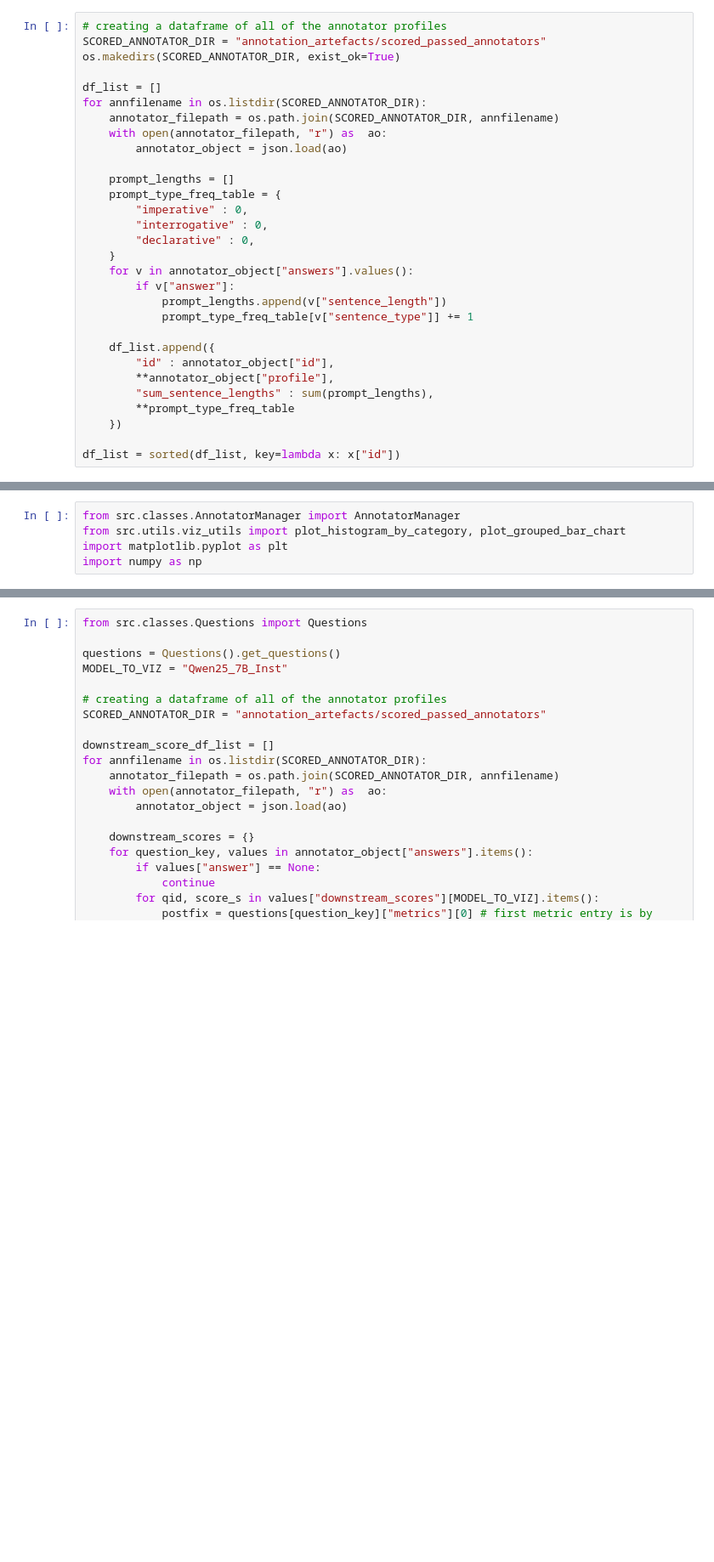
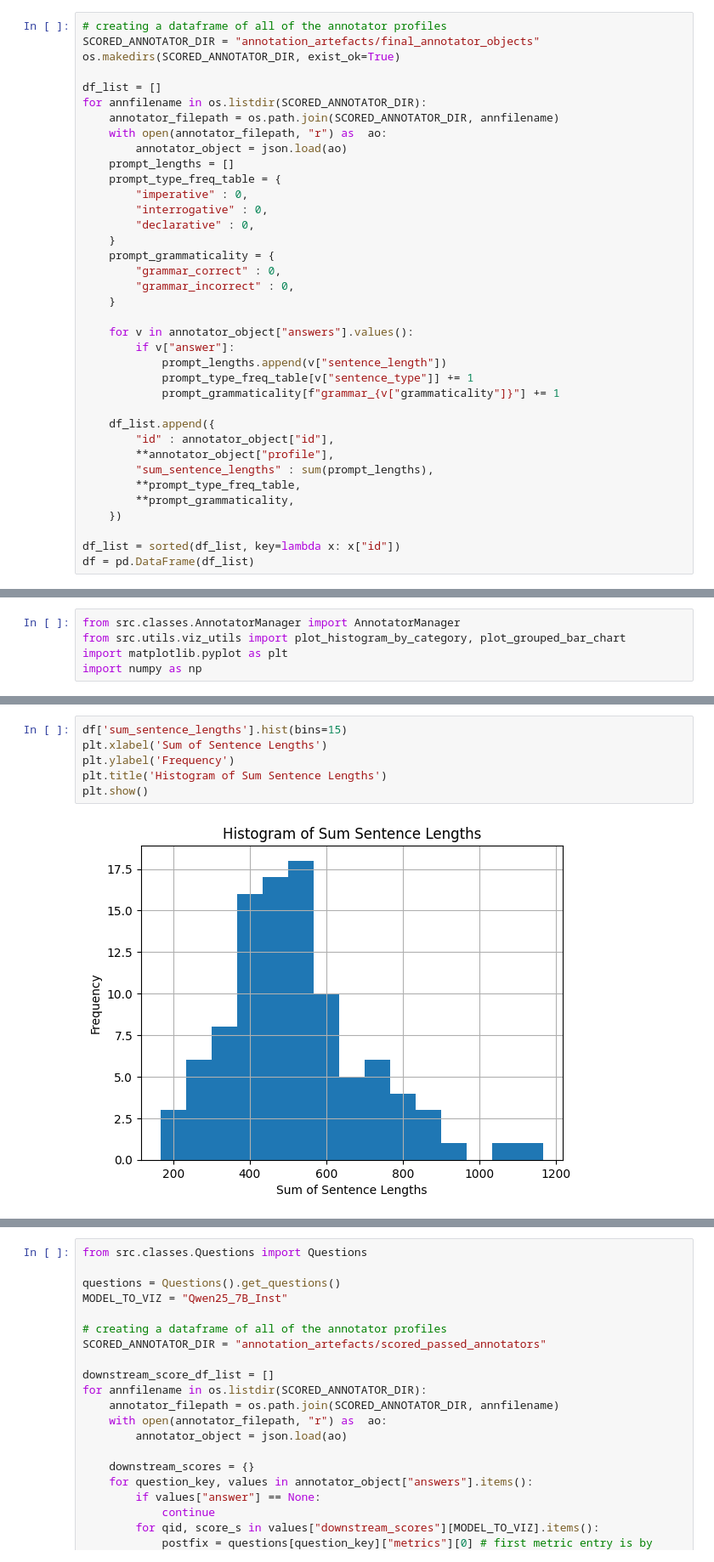
Before and after one commit to rayendito/prompt-fairness, a Jupyter notebook: visualize.ipynb, the cells around one changed output, grey strips where cells are left out. Shown at 85% size. Cells and saved outputs as stored; diff of their text form; blank space fills up the shorter version.

```diff
--- a/visualize.ipynb
+++ b/visualize.ipynb
@@ -3,7 +3,7 @@ import os, json
 import pandas as pd
 # %%
 # creating a dataframe of all of the annotator profiles
-SCORED_ANNOTATOR_DIR = "annotation_artefacts/scored_passed_annotators"
+SCORED_ANNOTATOR_DIR = "annotation_artefacts/final_annotator_objects"
 os.makedirs(SCORED_ANNOTATOR_DIR, exist_ok=True)
 
 df_list = []
@@ -11,23 +11,30 @@ for annfilename in os.listdir(SCORED_ANNOTATOR_DIR):
     annotator_filepath = os.path.join(SCORED_ANNOTATOR_DIR, annfilename)
     with open(annotator_filepath, "r") as  ao:
         annotator_object = json.load(ao)
-
     prompt_lengths = []
     prompt_type_freq_table = {
         "imperative" : 0,
         "interrogative" : 0,
         "declarative" : 0,
     }
+    prompt_grammaticality = {
+        "grammar_correct" : 0,
+        "grammar_incorrect" : 0,
+    }
+
     for v in annotator_object["answers"].values():
         if v["answer"]:
             prompt_lengths.append(v["sentence_length"])
             prompt_type_freq_table[v["sentence_type"]] += 1
+            prompt_grammaticality[f"grammar_{v["grammaticality"]}"] += 1
 
     df_list.append({
         "id" : annotator_object["id"],
         **annotator_object["profile"],
         "sum_sentence_lengths" : sum(prompt_lengths),
-        **prompt_type_freq_table
+        **prompt_type_freq_table,
+        **prompt_grammaticality,
     })
 
 df_list = sorted(df_list, key=lambda x: x["id"])
+df = pd.DataFrame(df_list)
@@ -58,3 +103,11 @@ for agg_attributes in ["sum_sentence_lengths", "interrogative", "declarative", "
+# %%
+df['sum_sentence_lengths'].hist(bins=15)
+plt.xlabel('Sum of Sentence Lengths')
+plt.ylabel('Frequency')
+plt.title('Histogram of Sum Sentence Lengths')
+plt.show()
+# %% [output]
+[figure, added]
 # %%
 N = len(aggregates["sum_sentence_lengths"])
 fig, axes = plt.subplots(N, 2, figsize=(12, 4 * N))
```
Also changed, not shown: parts of 5 cells of this notebook, 5 other files.
